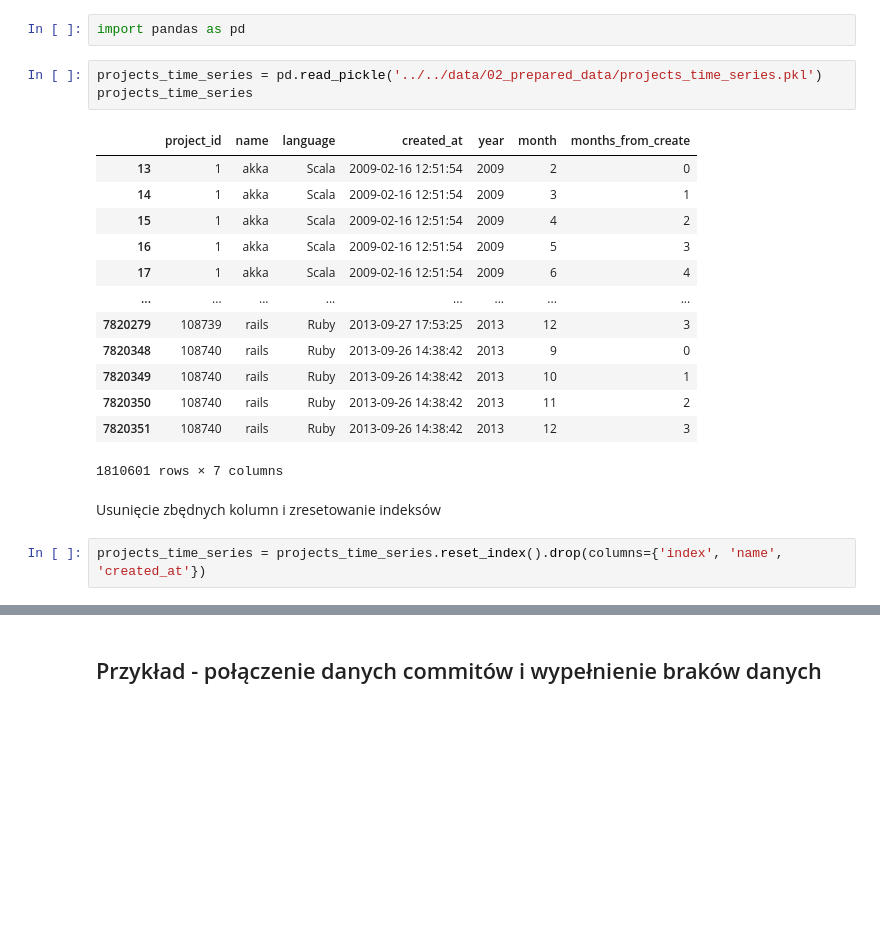
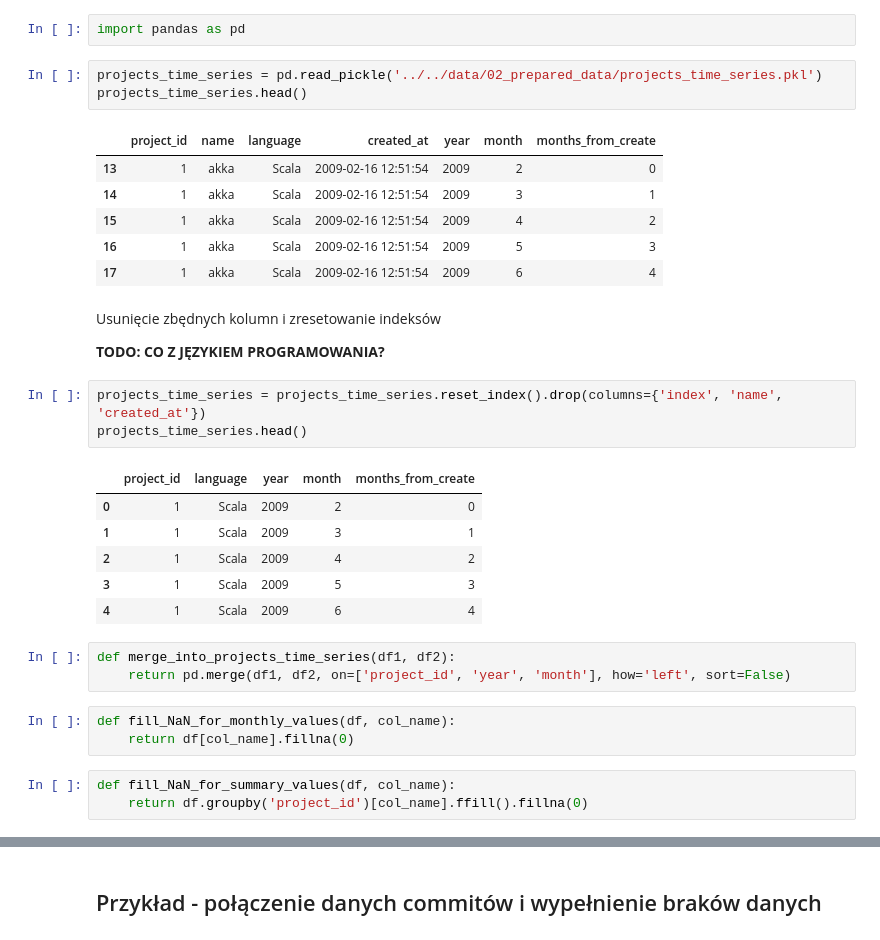
Before and after one commit to DuDiiC/engineering-thesis, a Jupyter notebook: notebooks/02_data_preparing/07. (tmp) łączenie w zbiór uczący.ipynb, the cells around one changed output, grey strips where cells are left out. Cells and saved outputs as stored; diff of their text form; blank space fills up the shorter version.

Commit message:
Start preparing learning dataset - 16 columns for now

```diff
--- a/notebooks/02_data_preparing/07. (tmp) łączenie w zbiór uczący.ipynb
+++ b/notebooks/02_data_preparing/07. (tmp) łączenie w zbiór uczący.ipynb
@@ -2,22 +2,34 @@
 import pandas as pd
 # %%
 projects_time_series = pd.read_pickle('../../data/02_prepared_data/projects_time_series.pkl')
-projects_time_series
+projects_time_series.head()
 # %% [output]
 |  | project_id | name | language | created_at | year | month | months_from_create |
 | 13 | 1 | akka | Scala | 2009-02-16 12:51:54 | 2009 | 2 | 0 |
 | 14 | 1 | akka | Scala | 2009-02-16 12:51:54 | 2009 | 3 | 1 |
 | 15 | 1 | akka | Scala | 2009-02-16 12:51:54 | 2009 | 4 | 2 |
 | 16 | 1 | akka | Scala | 2009-02-16 12:51:54 | 2009 | 5 | 3 |
 | 17 | 1 | akka | Scala | 2009-02-16 12:51:54 | 2009 | 6 | 4 |
-| ... | ... | ... | ... | ... | ... | ... | ... |
-| 7820279 | 108739 | rails | Ruby | 2013-09-27 17:53:25 | 2013 | 12 | 3 |
-| 7820348 | 108740 | rails | Ruby | 2013-09-26 14:38:42 | 2013 | 9 | 0 |
-| 7820349 | 108740 | rails | Ruby | 2013-09-26 14:38:42 | 2013 | 10 | 1 |
-| 7820350 | 108740 | rails | Ruby | 2013-09-26 14:38:42 | 2013 | 11 | 2 |
-| 7820351 | 108740 | rails | Ruby | 2013-09-26 14:38:42 | 2013 | 12 | 3 |
-1810601 rows × 7 columns
 # %% [markdown]
 Usunięcie zbędnych kolumn i zresetowanie indeksów
+
+**TODO: CO Z JĘZYKIEM PROGRAMOWANIA?**
 # %%
 projects_time_series = projects_time_series.reset_index().drop(columns={'index', 'name', 'created_at'})
+projects_time_series.head()
+# %% [output]
+|  | project_id | language | year | month | months_from_create |
+| 0 | 1 | Scala | 2009 | 2 | 0 |
+| 1 | 1 | Scala | 2009 | 3 | 1 |
+| 2 | 1 | Scala | 2009 | 4 | 2 |
+| 3 | 1 | Scala | 2009 | 5 | 3 |
+| 4 | 1 | Scala | 2009 | 6 | 4 |
+# %%
+def merge_into_projects_time_series(df1, df2):
+    return pd.merge(df1, df2, on=['project_id', 'year', 'month'], how='left', sort=False)
+# %%
+def fill_NaN_for_monthly_values(df, col_name):
+    return df[col_name].fillna(0)
+# %%
+def fill_NaN_for_summary_values(df, col_name):
+    return df.groupby('project_id')[col_name].ffill().fillna(0)
```
Also changed, not shown: parts of 14 cells of this notebook.
